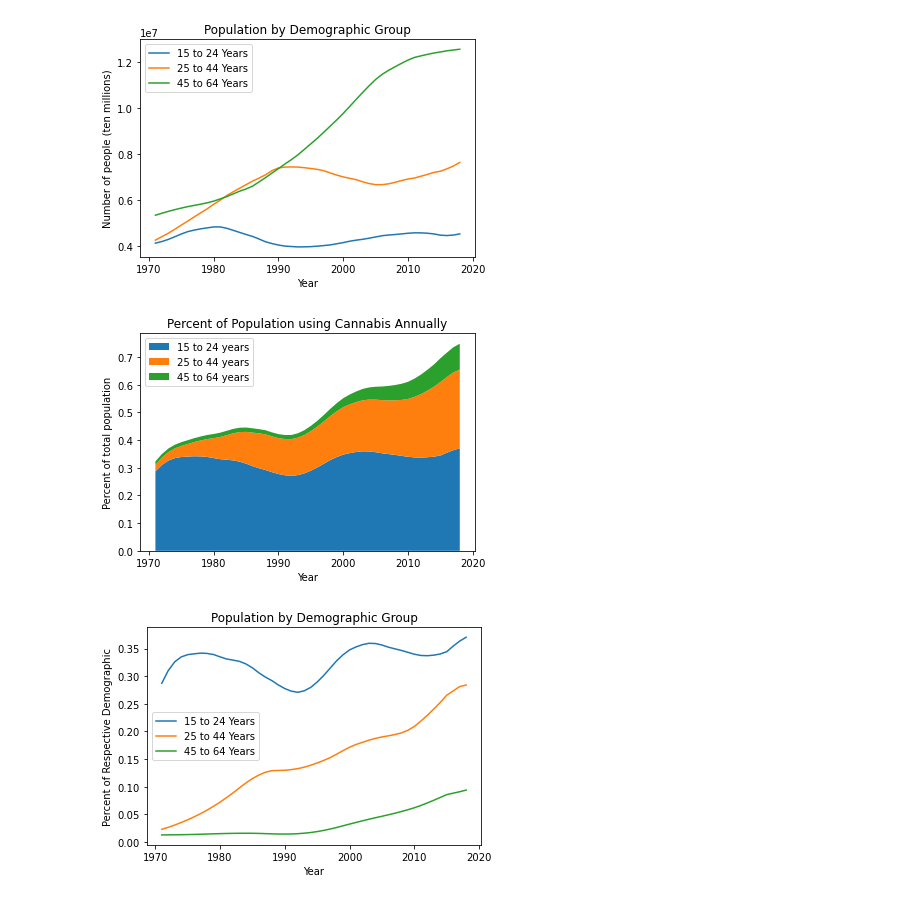
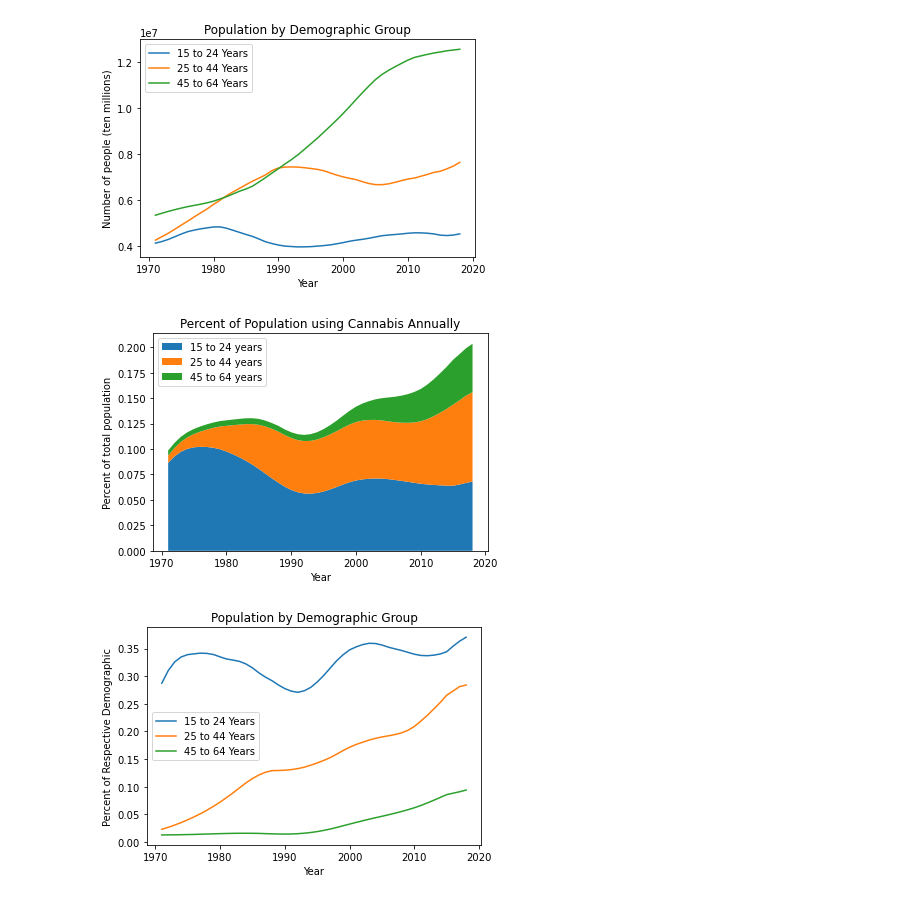
Before and after one commit to MattDavies1/Data-Bootcamp-Project, a Jupyter notebook: cannabis_over_time.ipynb, the cells around one changed output. Saved outputs shown, nothing was run; the diff lists cells and outputs as text; code cells hidden in the pictures.

```diff
--- a/cannabis_over_time.ipynb
+++ b/cannabis_over_time.ipynb
@@ -273,24 +273,24 @@ plt.show()
 # %%
 # Set X values
 year = list(merged_df.ref_date.unique())
 # Set Y values
 population_by_age_group = {
-    '15 to 24 years': list(age_15_24_df.value_cannabis/age_15_24_df.value_pop),
-    '25 to 44 years': list(age_25_44_df.value_cannabis/age_25_44_df.value_pop),
-    '45 to 64 years': list(age_45_64_df.value_cannabis/age_45_64_df.value_pop),
+    '15 to 24 years': list(age_15_24_df.value_cannabis/np.sum([age_15_24_df.value_pop, age_25_44_df.value_pop, age_45_64_df.value_pop], axis=0)),
+    '25 to 44 years': list(age_25_44_df.value_cannabis/np.sum([age_15_24_df.value_pop, age_25_44_df.value_pop, age_45_64_df.value_pop], axis=0)),
+    '45 to 64 years': list(age_45_64_df.value_cannabis/np.sum([age_15_24_df.value_pop, age_25_44_df.value_pop, age_45_64_df.value_pop], axis=0)),
 }
 
 fig, ax = plt.subplots()
 ax.stackplot(year, population_by_age_group.values(), labels=population_by_age_group.keys())
 ax.legend(loc='upper left')
 ax.set_title('Percent of Population using Cannabis Annually')
 ax.set_xlabel('Year')
 ax.set_ylabel('Percent of total population')
 
 plt.savefig('Output/cann_pop_outputs/norm_cannabis_by_demo_stack.png', format = 'png', dpi = 300)
 plt.show()
 # %% [output]
-[figure, old version]
+[figure, new version]
 # %%
 # Set X values
 year = list(merged_df.ref_date.unique())
```
Also changed, not shown: 1 other file.
